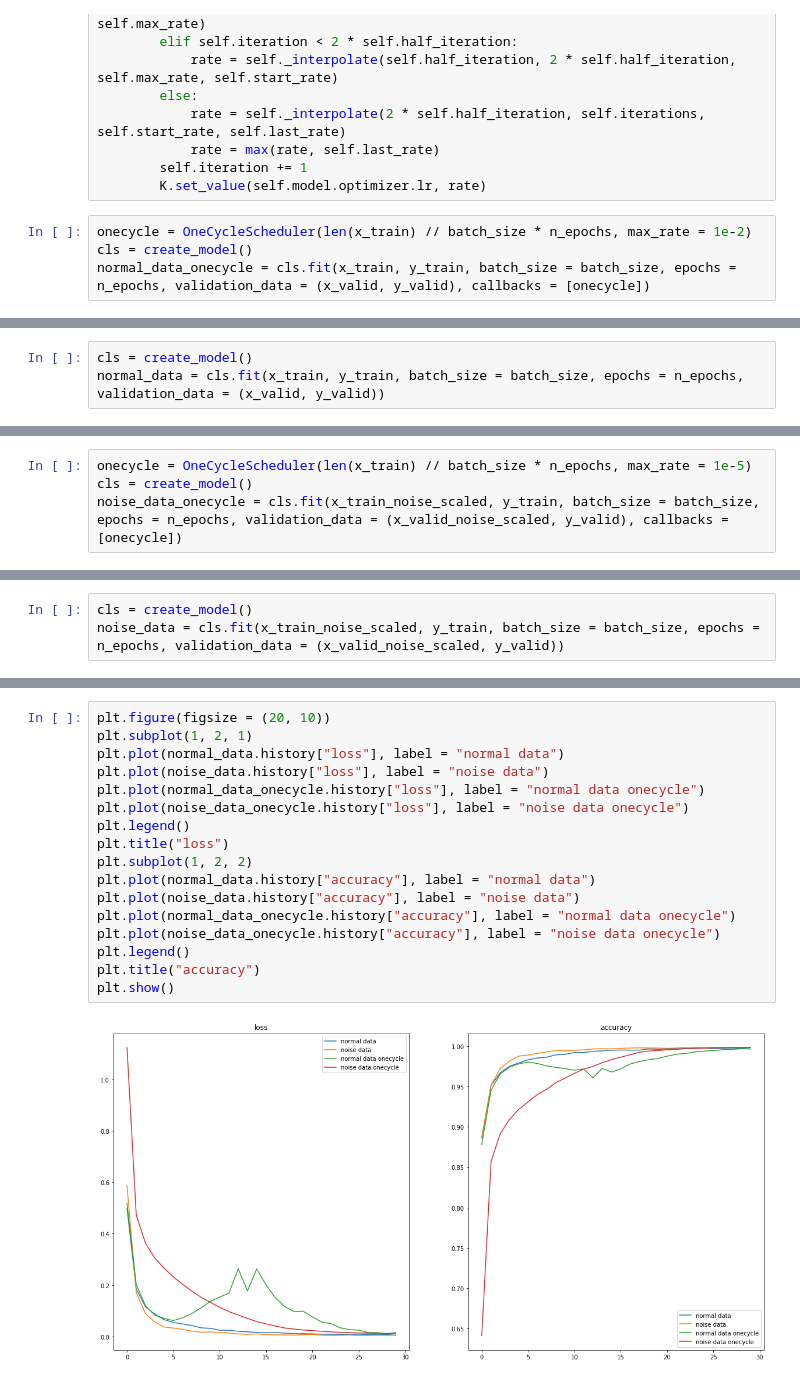
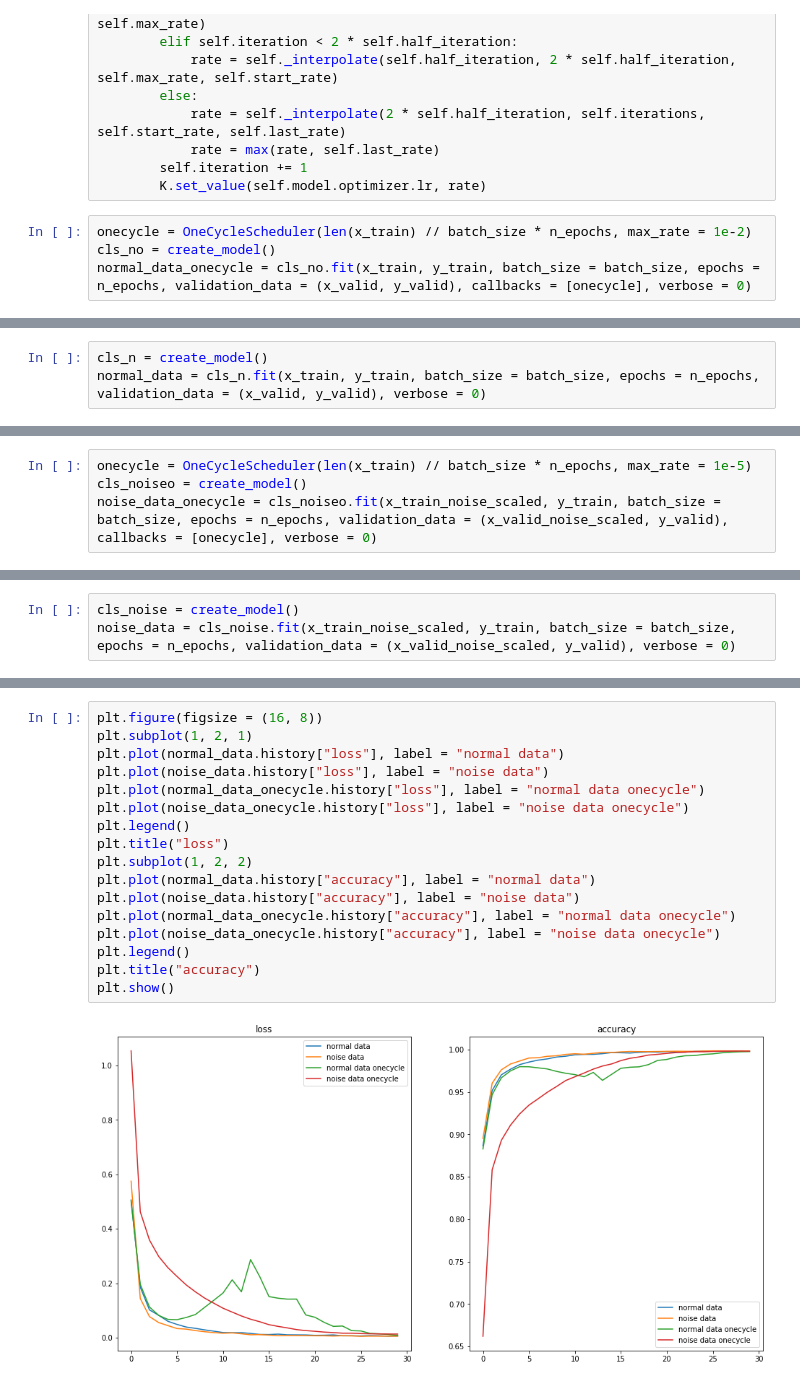
Before and after one commit to victorzarzu/dl-notebooks, a Jupyter notebook: MNIST_classifier.ipynb, the cells around one changed output, grey strips where cells are left out. Cells and saved outputs as stored; diff of their text form.

Commit message:
comparing models

```diff
--- a/MNIST_classifier.ipynb
+++ b/MNIST_classifier.ipynb
@@ -117,5 +124,5 @@ class OneCycleScheduler(keras.callbacks.Callback):
         K.set_value(self.model.optimizer.lr, rate)
 # %%
 onecycle = OneCycleScheduler(len(x_train) // batch_size * n_epochs, max_rate = 1e-2)
-cls = create_model()
-normal_data_onecycle = cls.fit(x_train, y_train, batch_size = batch_size, epochs = n_epochs, validation_data = (x_valid, y_valid), callbacks = [onecycle])
+cls_no = create_model()
+normal_data_onecycle = cls_no.fit(x_train, y_train, batch_size = batch_size, epochs = n_epochs, validation_data = (x_valid, y_valid), callbacks = [onecycle], verbose = 0)
@@ -140,3 +129,3 @@ Epoch 30/30
 # %%
-cls = create_model()
-normal_data = cls.fit(x_train, y_train, batch_size = batch_size, epochs = n_epochs, validation_data = (x_valid, y_valid))
+cls_n = create_model()
+normal_data = cls_n.fit(x_train, y_train, batch_size = batch_size, epochs = n_epochs, validation_data = (x_valid, y_valid), verbose = 0)
@@ -161,4 +132,4 @@ Epoch 30/30
 # %%
 onecycle = OneCycleScheduler(len(x_train) // batch_size * n_epochs, max_rate = 1e-5)
-cls = create_model()
-noise_data_onecycle = cls.fit(x_train_noise_scaled, y_train, batch_size = batch_size, epochs = n_epochs, validation_data = (x_valid_noise_scaled, y_valid), callbacks = [onecycle])
+cls_noiseo = create_model()
+noise_data_onecycle = cls_noiseo.fit(x_train_noise_scaled, y_train, batch_size = batch_size, epochs = n_epochs, validation_data = (x_valid_noise_scaled, y_valid), callbacks = [onecycle], verbose = 0)
@@ -183,3 +136,3 @@ Epoch 30/30
 # %%
-cls = create_model()
-noise_data = cls.fit(x_train_noise_scaled, y_train, batch_size = batch_size, epochs = n_epochs, validation_data = (x_valid_noise_scaled, y_valid))
+cls_noise = create_model()
+noise_data = cls_noise.fit(x_train_noise_scaled, y_train, batch_size = batch_size, epochs = n_epochs, validation_data = (x_valid_noise_scaled, y_valid), verbose = 0)
@@ -204,19 +139,19 @@ Epoch 30/30
 # %%
-plt.figure(figsize = (20, 10))
+plt.figure(figsize = (16, 8))
 plt.subplot(1, 2, 1)
 plt.plot(normal_data.history["loss"], label = "normal data")
 plt.plot(noise_data.history["loss"], label = "noise data")
 plt.plot(normal_data_onecycle.history["loss"], label = "normal data onecycle")
 plt.plot(noise_data_onecycle.history["loss"], label = "noise data onecycle")
 plt.legend()
 plt.title("loss")
 plt.subplot(1, 2, 2)
 plt.plot(normal_data.history["accuracy"], label = "normal data")
 plt.plot(noise_data.history["accuracy"], label = "noise data")
 plt.plot(normal_data_onecycle.history["accuracy"], label = "normal data onecycle")
 plt.plot(noise_data_onecycle.history["accuracy"], label = "noise data onecycle")
 plt.legend()
 plt.title("accuracy")
 plt.show()
 # %% [output]
-[figure, old version]
+[figure, new version]
```
Also changed, not shown: parts of 11 cells of this notebook.
